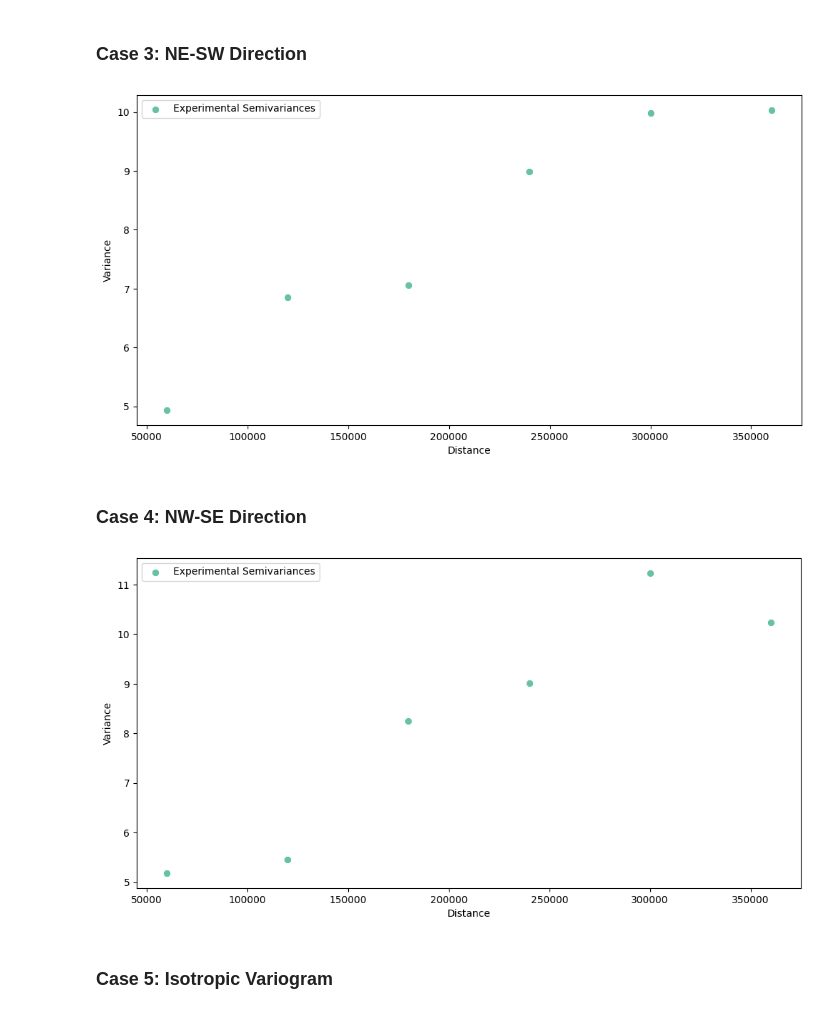
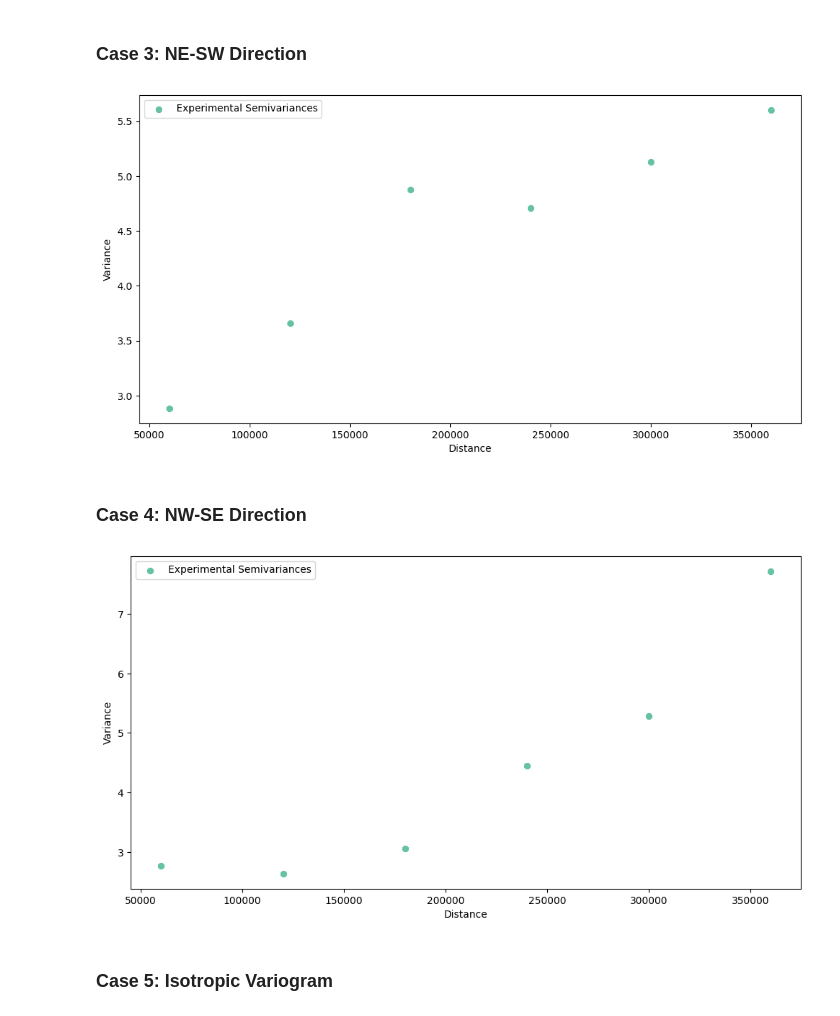
Before and after one commit to DataverseLabs/pyinterpolate, a Jupyter notebook: tutorials/Directional Semivariograms (Basic).ipynb, the cells around one changed output. Drawn from its saved outputs; the diff is of its cells as text; code cells hidden in the pictures.

```diff
--- a/tutorials/Directional Semivariograms (Basic).ipynb
+++ b/tutorials/Directional Semivariograms (Basic).ipynb
@@ -52,0 +60,3 @@ ds.head()
+# %%
+ds = pd.read_csv('samples/directional_variogram_PM25_20220922.csv', index_col='station_id')
+ds.head()
@@ -160,6 +176,7 @@ Now, when we understand how our parameters affect semivariogram bins range, we c
 # %%
 BIN_RADIUS = 60000  # meters
 MAX_RANGE = 400000  # meters
+TOLERANCE = 0.2
 # %%
 inp_arr = np.array(list(zip(gds['geometry'].x,
                             gds['geometry'].y,
@@ -198,26 +215,26 @@ ne_sw_variogram = build_experimental_variogram(
     step_size=BIN_RADIUS,
     max_range=MAX_RANGE,
     direction=45,
-    tolerance=0.5
+    tolerance=TOLERANCE
 )
 
 ne_sw_variogram.plot(plot_semivariance=True)
 # %% [output]
-[figure, old version]
+[figure, new version]
 # %% [markdown]
 ### Case 4: NW-SE Direction
 # %%
 nw_se_variogram = build_experimental_variogram(
     input_array=inp_arr,
     step_size=BIN_RADIUS,
     max_range=MAX_RANGE,
     direction=135,
-    tolerance=0.5
+    tolerance=TOLERANCE
 )
 
 nw_se_variogram.plot(plot_semivariance=True)
 # %% [output]
-[figure, old version]
+[figure, new version]
 # %% [markdown]
 ### Case 5: Isotropic Variogram
 # %%
```
Also changed, not shown: parts of 21 cells of this notebook, 1 other file.
